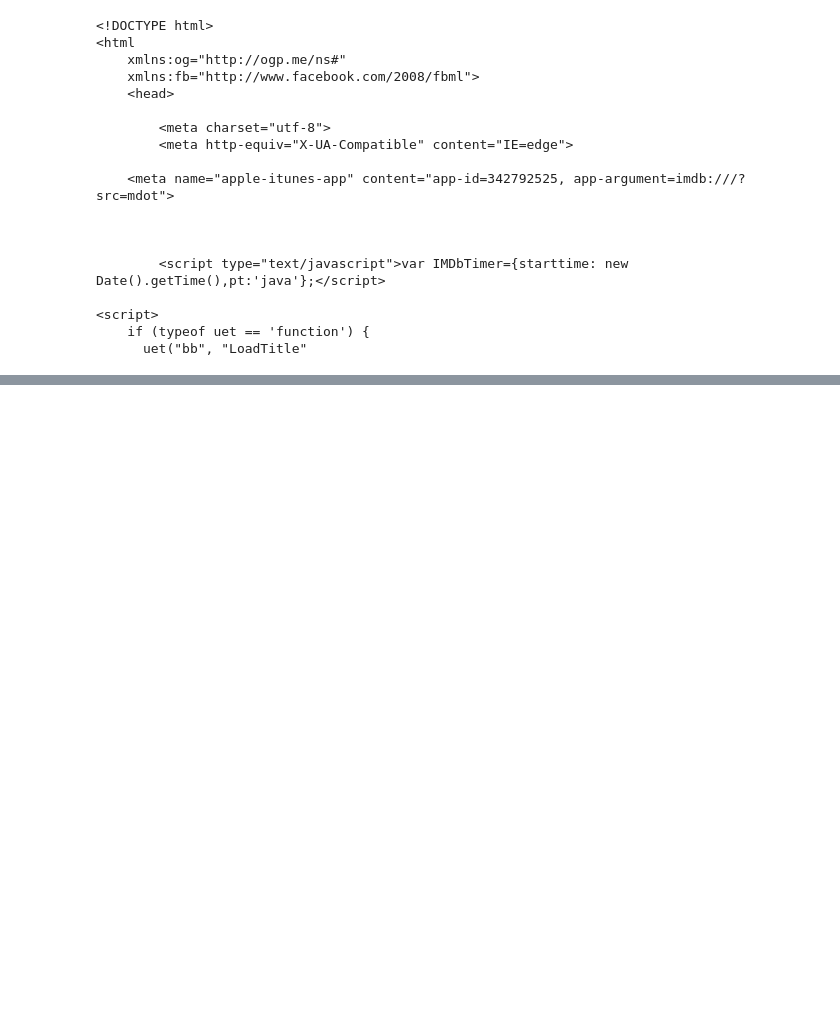
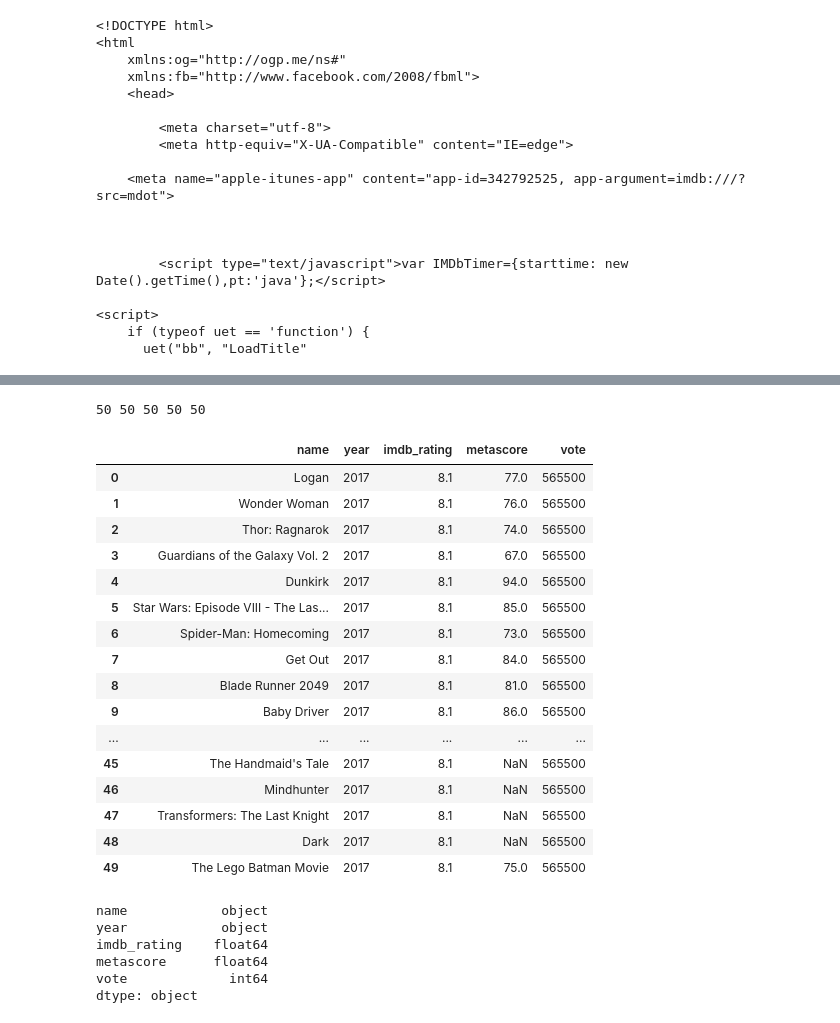
Before and after one commit to alessiocozzi/IMDB_WEB_SCRAPING, a Jupyter notebook: IMDB_Web_Scraping_Beautiful_Soup.ipynb, the cells around one changed output, grey strips where cells are left out. Drawn from its saved outputs; the diff is of its cells as text; code cells hidden in the pictures; blank space fills up the shorter version.

```diff
--- a/IMDB_Web_Scraping_Beautiful_Soup.ipynb
+++ b/IMDB_Web_Scraping_Beautiful_Soup.ipynb
@@ -27,0 +35,4 @@ print(response.text[:500])
+# %%
+movie_containers = html_soup.find_all('div', class_ = 'lister-item mode-advanced')
+print(type(movie_containers))
+print(len(movie_containers))
@@ -27,0 +42,2 @@ print(response.text[:500])
+# %%
+first_movie = movie_containers[0]
@@ -27,0 +132,32 @@ print(response.text[:500])
+# %%
+import numpy as np
+
+names = []
+years = []
+imdb_ratings = []
+metascores = []
+votes = []
+
+
+for countainer in movie_containers:
+    name = countainer.h3.a.text
+    names.append(name)
+    year = countainer.h3.find('span', class_ = 'lister-item-year text-muted unbold').text
+    start_year = year.find('2')
+    years.append(year[start_year:start_year+4])
+    imdb_rating = float(first_movie.strong.text)
+    imdb_ratings.append(imdb_rating)
+    metascore = countainer.find('span', class_ = 'metascore favorable')
+    if str(type(metascore)) == "<class 'NoneType'>":
+        metascores.append(np.nan)
+    else:
+        metascores.append(int(metascore.text))
+    vote = int(first_movie.find('span', attrs = {'name':'nv'})['data-value'])
+    votes.append(vote)
+
+
+print(names)
+print(years)
+print(imdb_ratings)
+print(metascores)
+print(votes)
@@ -27,0 +170,36 @@ print(response.text[:500])
+# %%
+print(len(names),len(years),len(imdb_ratings),len(metascores),len(votes))
+# %% [output]
+50 50 50 50 50
+# %%
+import pandas as pd
+df = pd.DataFrame({'name':names, 'year':years, 'imdb_rating':imdb_ratings, 'metascore':metascores, 'vote':votes})
+# %%
+df
+# %% [output]
+|  | name | year | imdb_rating | metascore | vote |
+| 0 | Logan | 2017 | 8.1 | 77.0 | 565500 |
+| 1 | Wonder Woman | 2017 | 8.1 | 76.0 | 565500 |
+| 2 | Thor: Ragnarok | 2017 | 8.1 | 74.0 | 565500 |
+| 3 | Guardians of the Galaxy Vol. 2 | 2017 | 8.1 | 67.0 | 565500 |
+| 4 | Dunkirk | 2017 | 8.1 | 94.0 | 565500 |
+| 5 | Star Wars: Episode VIII - The Las... | 2017 | 8.1 | 85.0 | 565500 |
+| 6 | Spider-Man: Homecoming | 2017 | 8.1 | 73.0 | 565500 |
+| 7 | Get Out | 2017 | 8.1 | 84.0 | 565500 |
+| 8 | Blade Runner 2049 | 2017 | 8.1 | 81.0 | 565500 |
+| 9 | Baby Driver | 2017 | 8.1 | 86.0 | 565500 |
+| ... | ... | ... | ... | ... | ... |
+| 45 | The Handmaid's Tale | 2017 | 8.1 | NaN | 565500 |
+| 46 | Mindhunter | 2017 | 8.1 | NaN | 565500 |
+| 47 | Transformers: The Last Knight | 2017 | 8.1 | NaN | 565500 |
+| 48 | Dark | 2017 | 8.1 | NaN | 565500 |
+| 49 | The Lego Batman Movie | 2017 | 8.1 | 75.0 | 565500 |
+# %%
+df.dtypes
+# %% [output]
+name            object
+year            object
+imdb_rating    float64
+metascore      float64
+vote             int64
+dtype: object
```
Also changed, not shown: parts of 18 cells of this notebook.
